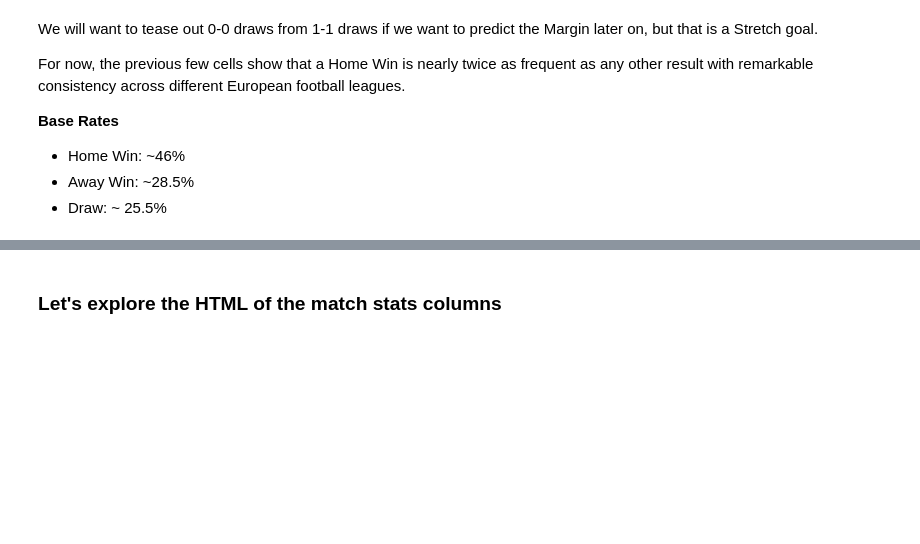
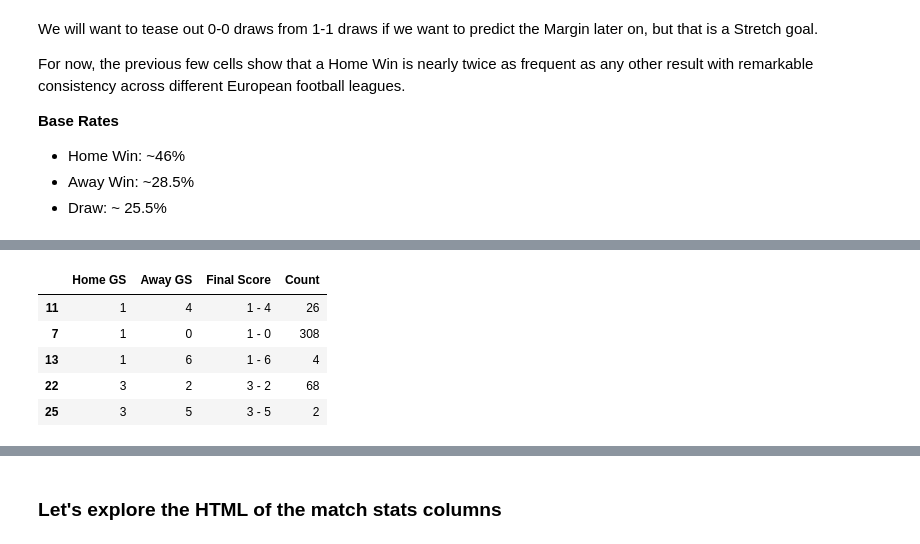
Before and after one commit to tjjdoherty/football-project-mvp, a Jupyter notebook: intro_clean_eda.ipynb, the cells around one changed output, grey strips where cells are left out. Saved outputs shown, nothing was run; the diff lists cells and outputs as text; code cells hidden in the pictures; blank space fills up the shorter version.

```diff
--- a/intro_clean_eda.ipynb
+++ b/intro_clean_eda.ipynb
@@ -375,0 +406,9 @@ For now, the previous few cells show that a Home Win is nearly twice as frequent
+# %%
+prem_goals[['Home GS', 'Away GS', 'Final Score', 'Count']].sample(5)
+# %% [output]
+|  | Home GS | Away GS | Final Score | Count |
+| 11 | 1 | 4 | 1 - 4 | 26 |
+| 7 | 1 | 0 | 1 - 0 | 308 |
+| 13 | 1 | 6 | 1 - 6 | 4 |
+| 22 | 3 | 2 | 3 - 2 | 68 |
+| 25 | 3 | 5 | 3 - 5 | 2 |
```
Also changed, not shown: parts of 35 cells of this notebook.
